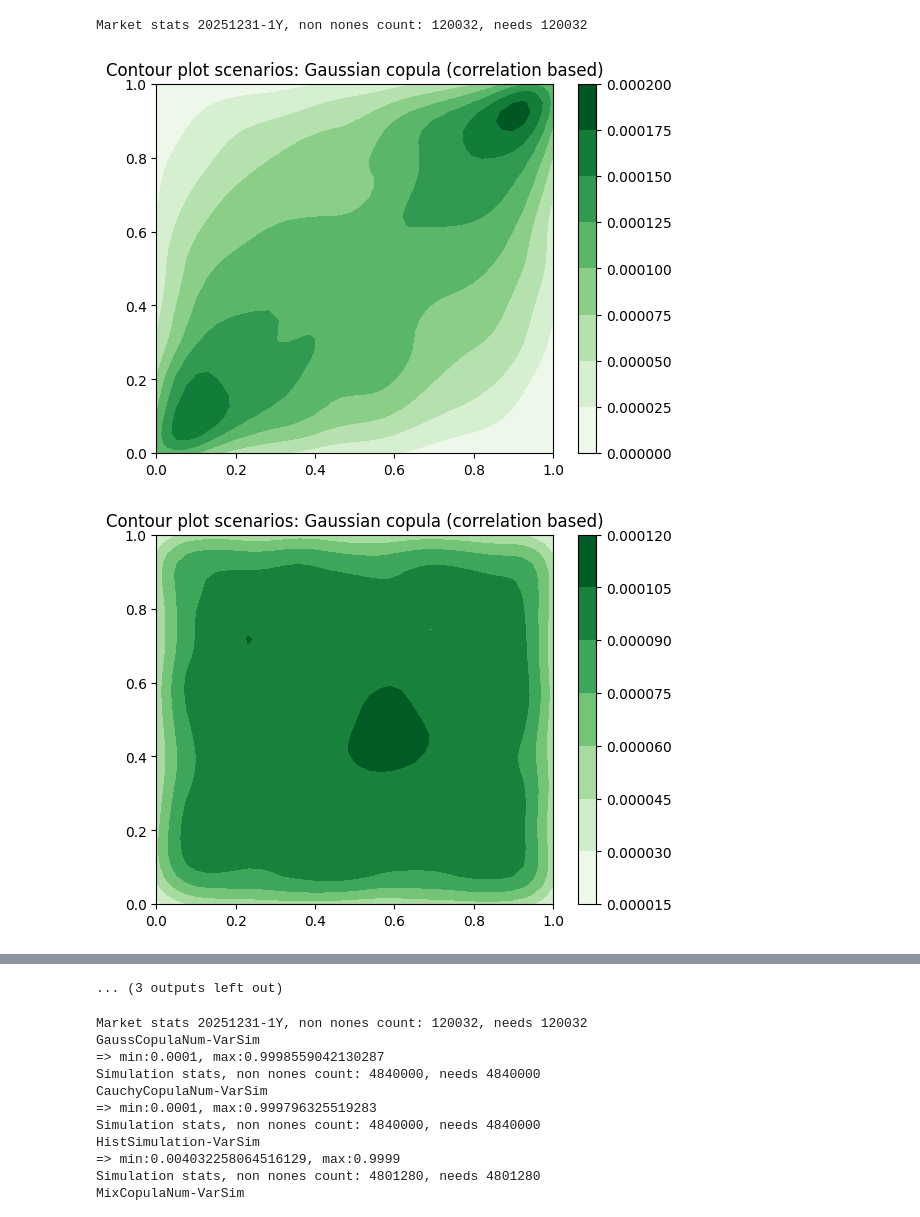
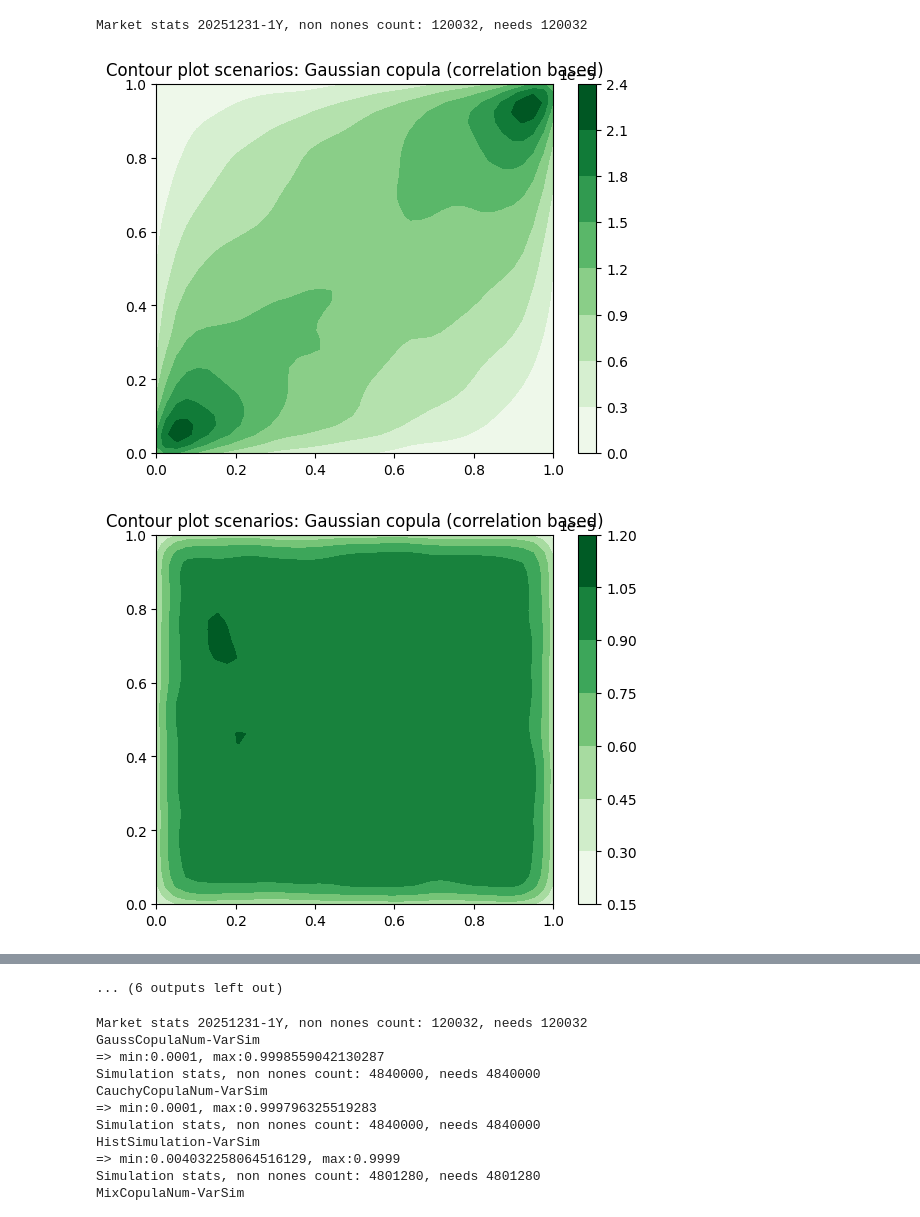
Before and after one commit to SergioArkhypov/MLCopula, a Jupyter notebook: code/study_copula_and_var.ipynb, the cells around one changed output, grey strips where cells are left out. Saved outputs shown, nothing was run; the diff lists cells and outputs as text; code cells hidden in the pictures.

```diff
--- a/code/study_copula_and_var.ipynb
+++ b/code/study_copula_and_var.ipynb
@@ -15,44 +15,50 @@ cob_date_str='20251231'
 ptf_df = pd.read_csv(f'{relpath}\\data\\portfolios\\{ptf_name}.csv')
 ptf_names, ptf_wghts = list(ptf_df['Symbol']), list(ptf_df['Weight'])
 
 market = mkt.Market(name=ptf_name, cob_date_str=cob_date_str, ticker_list=ptf_names, period_years=7, interval='1d', cache_path=output_path_part)
 market.load_history()
 returns = market.get_logreturns(cob_date_str=cob_date_str, sub_period_years=1)
 
 
-copula = js.GaussCopulaCorr(returns, [1.0]*len(ptf_names))
-copula.get_sims(10000)
+copula = js.GaussCopulaCorr(returns, [1.0]*len(ptf_names), seed=2)
+copula.get_sims(100000)
 copula.plot_contour(1, 2)
 
-copula = js.GaussCopulaCorr(returns, [1.0]*len(ptf_names))
-copula.get_sims(10000,override_corr=0.0)
+copula = js.GaussCopulaCorr(returns, [1.0]*len(ptf_names), seed=2)
+copula.get_sims(100000,override_corr=0.0)
 copula.plot_contour(1, 2)
 
-copula = js.GaussCopulaNum(returns, [1.0]*len(ptf_names))
-copula.get_sims(10000)
+copula = js.GaussCopulaNum(returns, [1.0]*len(ptf_names), seed=2)
+copula.get_sims(100000)
 copula.plot_sims(1, 2)
 copula.plot_contour(1, 2)
 copula.plot_tailcoef(1, 2)
 
-copula = js.CauchyCopulaNum(returns, [1.0]*len(ptf_names))
-copula.get_sims(10000)
+copula = js.CauchyCopulaNum(returns, [1.0]*len(ptf_names), seed=2 )
+copula.get_sims(100000)
 copula.plot_sims(1, 2)
 copula.plot_contour(1, 2)
 copula.plot_tailcoef(1, 2)
 
-copula = js.MixCopulaNum(returns, [1.0]*len(ptf_names), weights=[0.5, 0.4, 0.05, 0.05])
-copula.get_sims(10000)
+copula = js.MixCopulaNum(returns, [1.0]*len(ptf_names), seed=2, weights=[0.5, 0.4, 0.05, 0.05])
+copula.get_sims(100000)
 copula.plot_sims(1, 2)
 copula.plot_contour(1, 2)
 copula.plot_tailcoef(1, 2)
 
 weights = [0.95]*484
-copula = js.SkewCopulaNum(returns, [1.0]*len(ptf_names), weights=weights)
-copula.get_sims(10000)
+copula = js.SkewCopulaNum(returns, [1.0]*len(ptf_names), seed=2, weights=weights)
+copula.get_sims(100000)
 copula.plot_sims(1, 2)
 copula.plot_contour(1, 2)
 copula.plot_tailcoef(1, 2)
+
+copula = js.MixCopulaNum(returns, [1.0]*len(ptf_names), seed=2, weights=[0.5, 0.5, 0.0, 0.0])
+copula.get_sims(100000)
+copula.plot_sims(1, 2)
+copula.plot_contour(1, 2)
+copula.plot_tailcoef(1, 2)
 # %% [output]
 Market stats 20251231-1Y, non nones count: 120032, needs 120032
-[figure, old version]
+[figure, new version]
-[figure, old version]
+[figure, new version]
@@ -68,4 +74,4 @@ Market stats 20251231-1Y, non nones count: 120032, needs 120032
-... (3 outputs left out)
+... (6 outputs left out)
 # %%
 import market as mkt
 import jointsim as js
```
Also changed, not shown: parts of 1 cell of this notebook, 27 other files.
